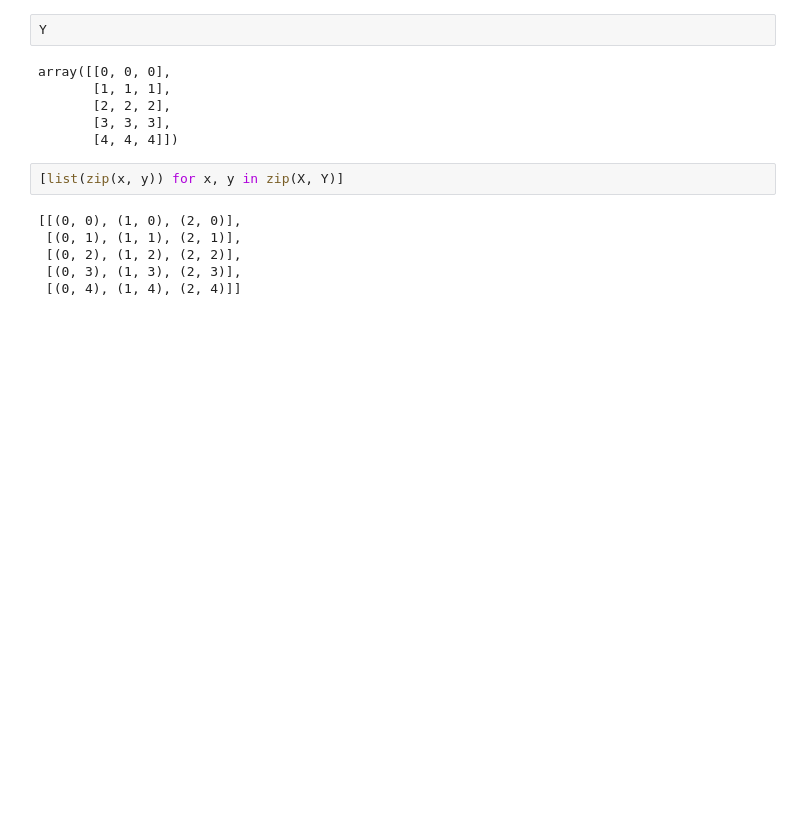
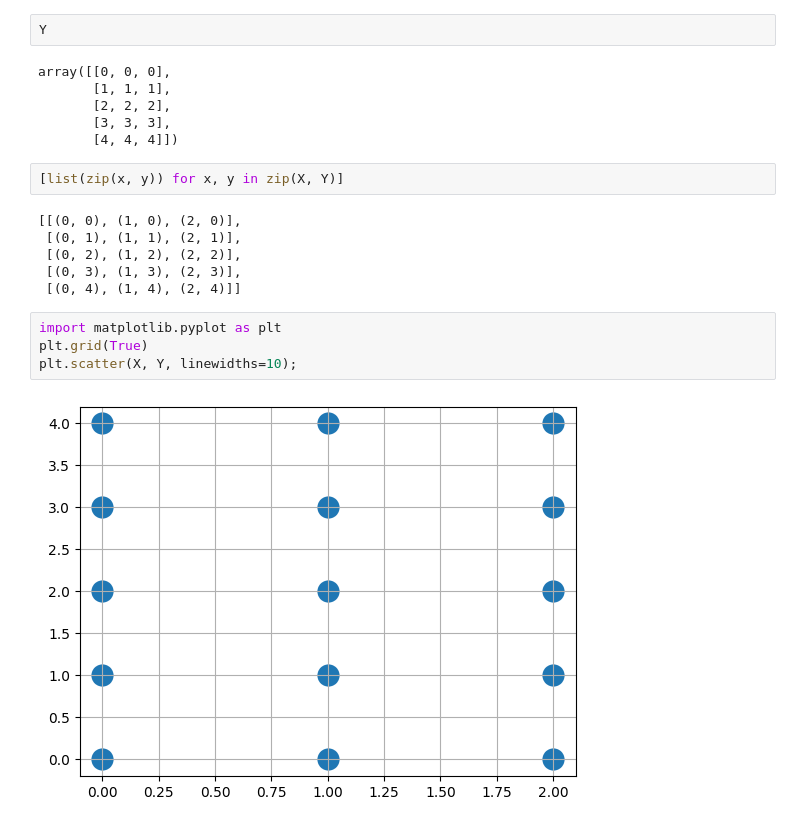
Before and after one commit to k2moon/python, a Jupyter notebook: numpy/numpy02.ipynb, the cells around one changed output. Drawn from its saved outputs; the diff is of its cells as text; blank space fills up the shorter version.

```diff
--- a/numpy/numpy02.ipynb
+++ b/numpy/numpy02.ipynb
@@ -586,3 +641,9 @@ array([[0, 0, 0],
  [(0, 2), (1, 2), (2, 2)],
  [(0, 3), (1, 3), (2, 3)],
  [(0, 4), (1, 4), (2, 4)]]
+# %%
+import matplotlib.pyplot as plt
+plt.grid(True)
+plt.scatter(X, Y, linewidths=10);
+# %% [output]
+[figure, added]
```
Also changed, not shown: parts of 149 cells of this notebook.
